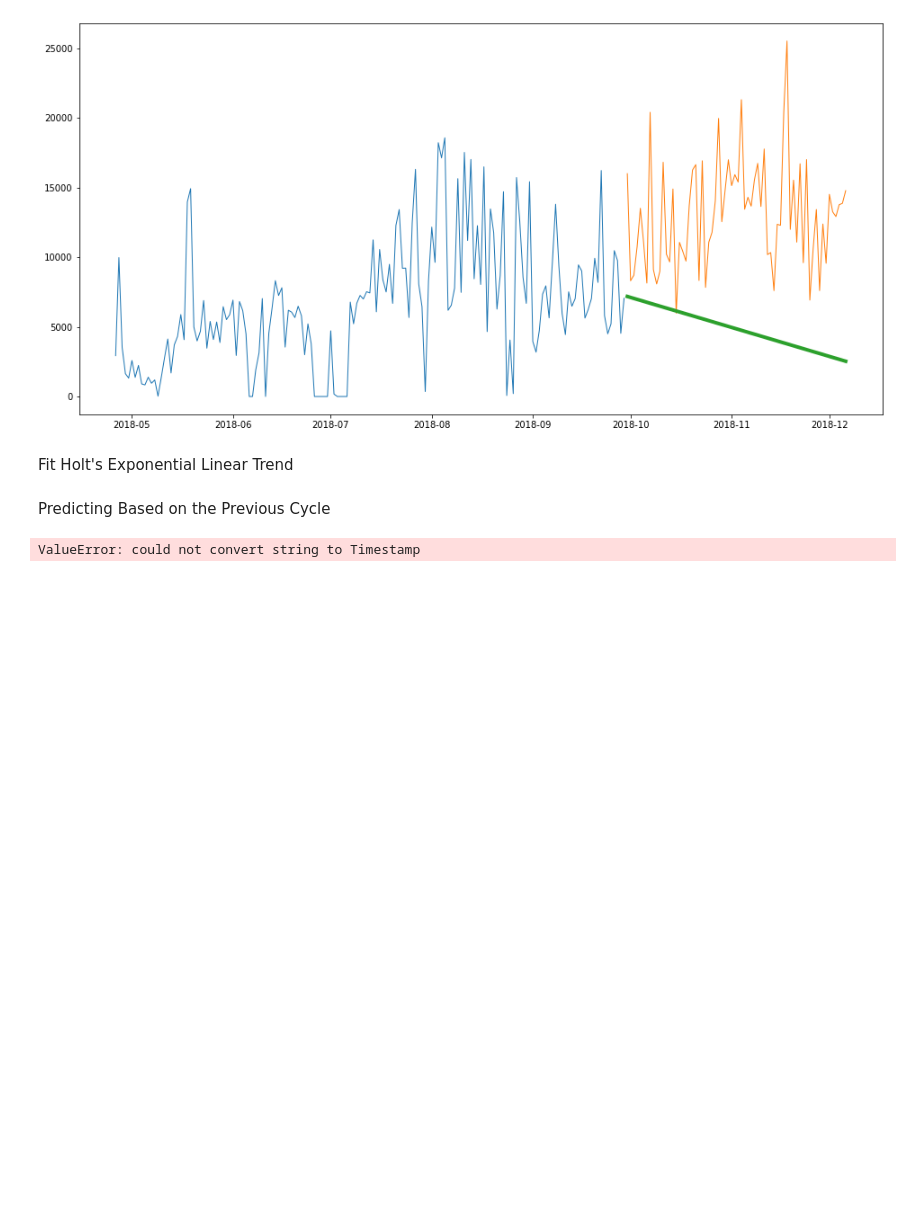
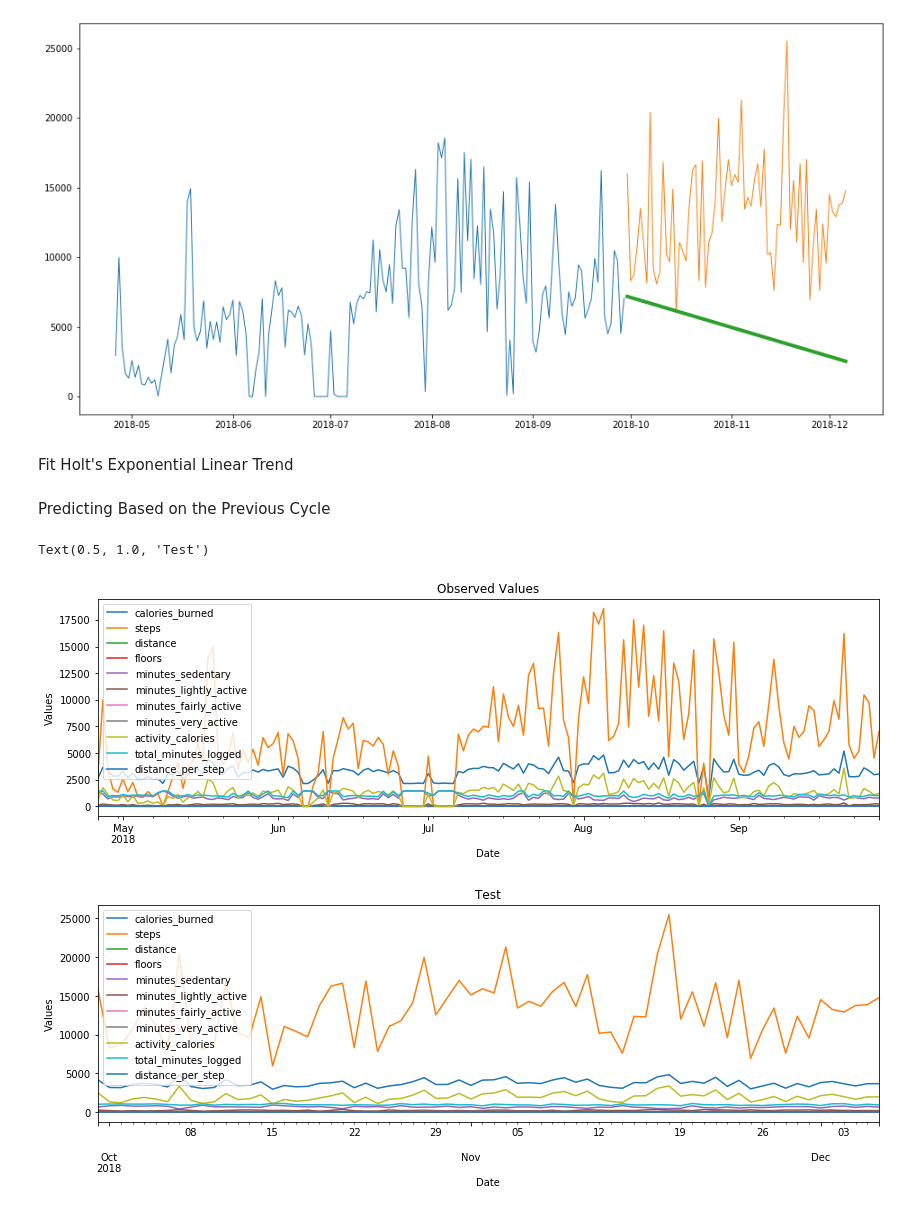
Before and after one commit to Dairy-Time/time-series-project, a Jupyter notebook: Fitbit_Data-Cari.ipynb, the cells around one changed output. Saved outputs shown, nothing was run; the diff lists cells and outputs as text; code cells hidden in the pictures; blank space fills up the shorter version.

```diff
--- a/Fitbit_Data-Cari.ipynb
+++ b/Fitbit_Data-Cari.ipynb
@@ -1170,10 +1170,8 @@ Fit Holt's Exponential Linear Trend
 # %% [markdown]
 Predicting Based on the Previous Cycle
 # %%
-yhat = train['2018-09-01':'2018-09-29'].mean()
-# set the date (index) to be represent the date for our predictions
-yhat.index = pd.date_range('20', periods=len(yhat))
-yhat.tail()
+# yhat = train['2018-09-01':'2018-09-29'].mean()
+# # set the date (index) to be represent the date for our predictions
+# yhat.index = pd.date_range('20', periods=len(yhat))
+# yhat.tail()
-# %% [output]
-ValueError: could not convert string to Timestamp
 # %%
@@ -1187,3 +1183,16 @@ train
+# %%
+train.plot(figsize=(14,4))
+plt.xlabel('Date')
+plt.ylabel("Values")
+plt.title("Observed Values")
+test.plot(figsize=(14,4))
+plt.xlabel('Date')
+plt.ylabel("Values")
+plt.title("Test")
+# %% [output]
+Text(0.5, 1.0, 'Test')
+[figure, added]
+[figure, added]
 # %%
 ## to do:
 # organize notebook
```
Also changed, not shown: parts of 4 cells of this notebook.
